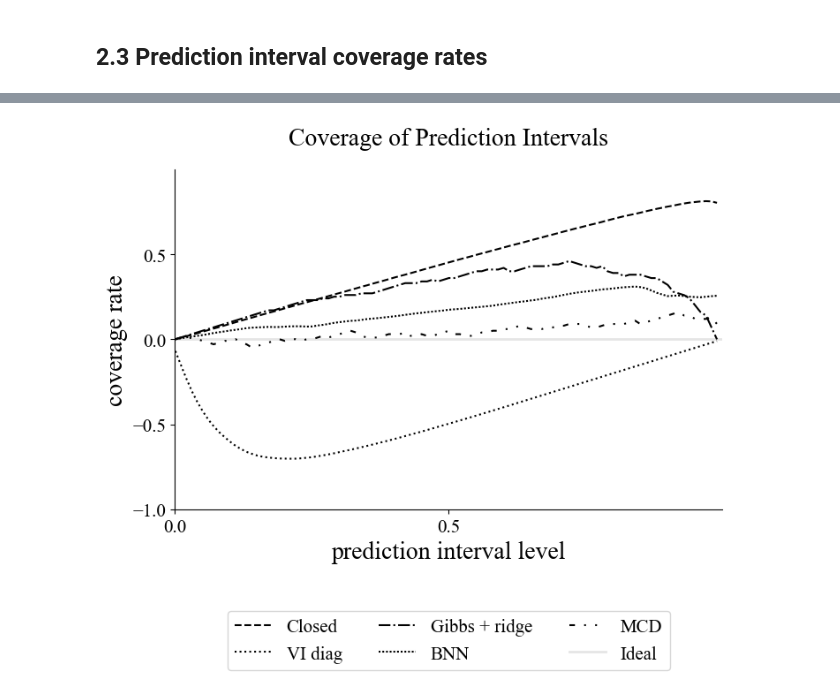
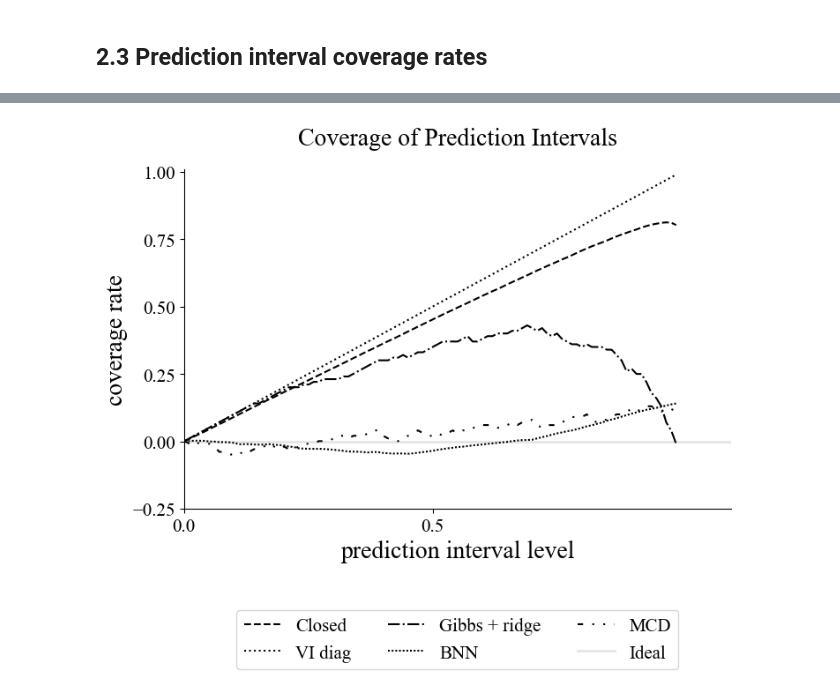
Before and after one commit to clarahoffmann/last-layer-inf, a Jupyter notebook: src/1d_regression.ipynb, the cells around one changed output, grey strips where cells are left out. Cells and saved outputs as stored; diff of their text form; code cells hidden in the pictures.

```diff
--- a/src/1d_regression.ipynb
+++ b/src/1d_regression.ipynb
@@ -142,7 +142,7 @@ fig.legend()
 # %%
 bnn = BNN()
 bnn, losses_train, losses_val = train_bnn(model = bnn,
-                                          num_epochs = num_epochs,
+                                          num_epochs = num_epochs*2,
                                           dataloader_train = dataloader_train,
                                           dataloader_val = dataloader_val)
 # %%
@@ -262,7 +262,7 @@ rmse_ll_gibbs_std = rmse_lli.std()
 sigma_eps_sq = torch.tensor(1)
 post_lambdas, elbos = fit_vi_post_hoc(ys = ys_train.detach(),
                                Psi = Psi.detach(), lr = 1e-3,
-                               num_iter = 30000, sigma_eps_sq = sigma_eps_sq,
+                               num_iter = 100000, sigma_eps_sq = sigma_eps_sq,
                                sigma_p_sq = torch.tensor(1.0))
 # %%
 fig, axs = plt.subplots(1,1)
@@ -432,27 +422,27 @@ coverage_bnn = get_coverage_y_hats(torch.stack(bnn_samples).squeeze(), ys_train,
 # %%
 fig, axs = plt.subplots(1,1, figsize = (8,5))
 for i, (coverage, label, linestyle ) in enumerate(zip([coverage_lli, coverage_lli_vi, coverage_gibbs_ridge, coverage_bnn, coverage_mc_dropout],
                                            ['Closed', 'VI diag', 'Gibbs + ridge', 'BNN', 'MCD'],
                                            ['dashed', 'dotted', 'dashdot', (0, (1, 1)), (0, (3, 5, 1, 5, 1, 5)) ])):
     axs.plot(levels,  levels - coverage,
              linestyle = linestyle,
              label = label, color = 'black'
              )
 
 axs.axhline(y=0, color='black', linestyle='-',
             linewidth=2, label='Ideal', alpha = .1)
 
 axs.legend(loc = 'lower center', ncols = 3, bbox_to_anchor=(0.5, -0.5))
 axs.set_xticks(np.arange(-1, 1, .5))
-axs.set_yticks(np.arange(-1, 1, .5))
-axs.set_xlim(-0, 1)
-axs.set_ylim(-1, 1)
+axs.set_yticks(np.arange(-0.25, 1.5, .25))
+axs.set_xlim(-0, 1.1)
+axs.set_ylim(-.25, 1.01)
 axs.set_title(f'Coverage of Prediction Intervals', pad = 20, size = 20)
 axs.grid(False)
 axs.spines['right'].set_visible(False)
 axs.spines['top'].set_visible(False)
 axs.set_xlabel('prediction interval level', fontsize = 20)
 axs.set_ylabel('coverage rate', fontsize = 20)
-fig.savefig('coverage.pdf', bbox_inches = 'tight')
+fig.savefig('figures/coverage.pdf', bbox_inches = 'tight')
 # %% [output]
-[figure, old version]
+[figure, new version]
```
Also changed, not shown: parts of 5 cells of this notebook, 1 other file.
